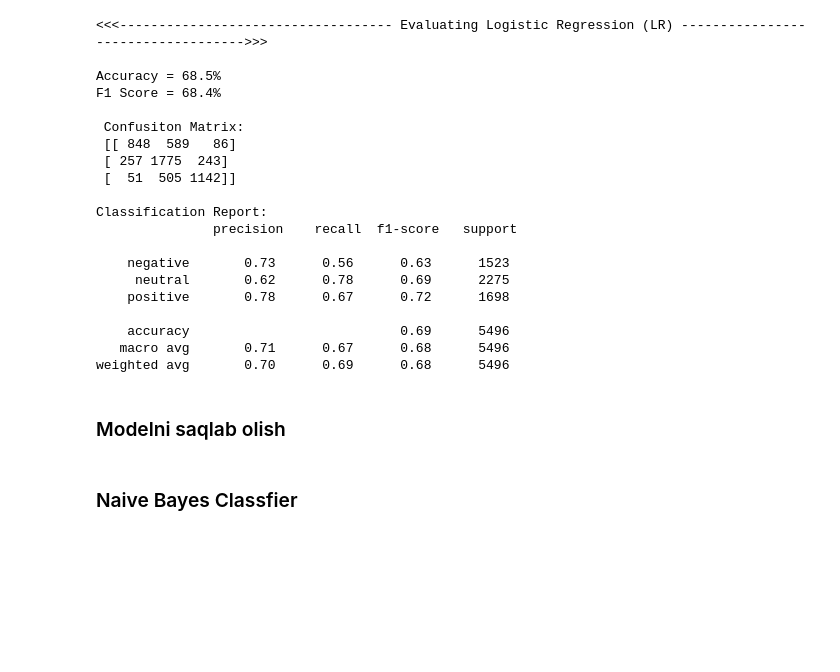
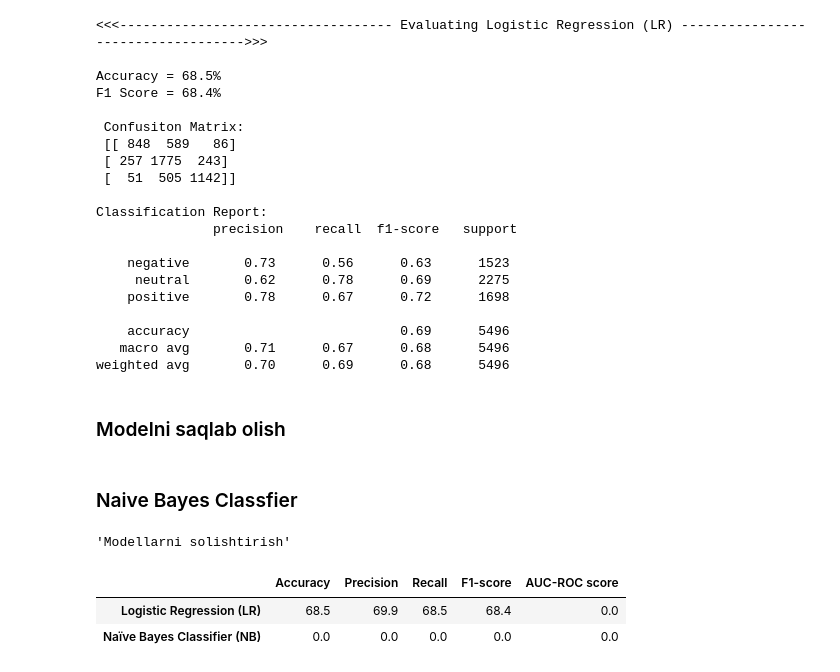
Before and after one commit to iMan0405/Portfolio_DT_vs_AI, a Jupyter notebook: Sentiment_Analysis_for_Social_Media.ipynb, the cells around one changed output. Cells and saved outputs as stored; diff of their text form; code cells hidden in the pictures; blank space fills up the shorter version.

```diff
--- a/Sentiment_Analysis_for_Social_Media.ipynb
+++ b/Sentiment_Analysis_for_Social_Media.ipynb
@@ -388,3 +388,10 @@ NB = NB_model.fit(X_train, y_train)
 pred = NB.predict(X_test)
 pred_prob = NB.predict_proba(X_test)
 Classification_Summary(pred, pred_prob, 1)
+# %%
+display("Modellarni solishtirish", results_df)
+# %% [output]
+'Modellarni solishtirish'
+|  | Accuracy | Precision | Recall | F1-score | AUC-ROC score |
+| Logistic Regression (LR) | 68.5 | 69.9 | 68.5 | 68.4 | 0.0 |
+| Naïve Bayes Classifier (NB) | 0.0 | 0.0 | 0.0 | 0.0 | 0.0 |
```
Also changed, not shown: parts of 3 cells of this notebook.
